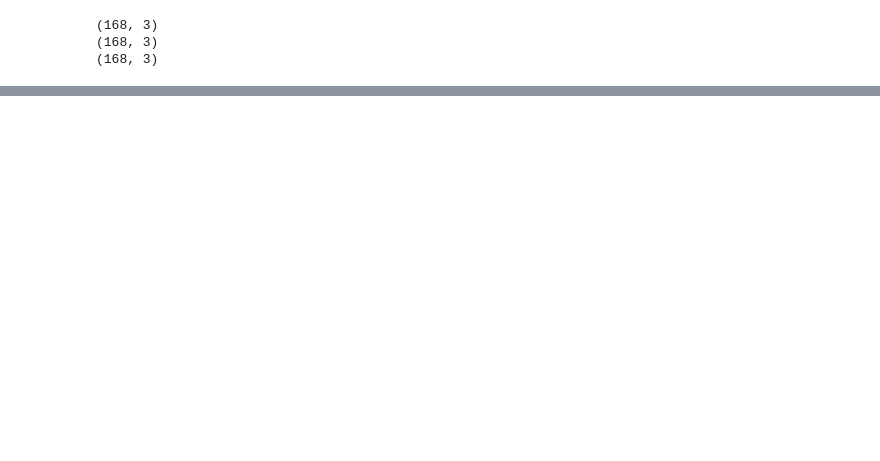
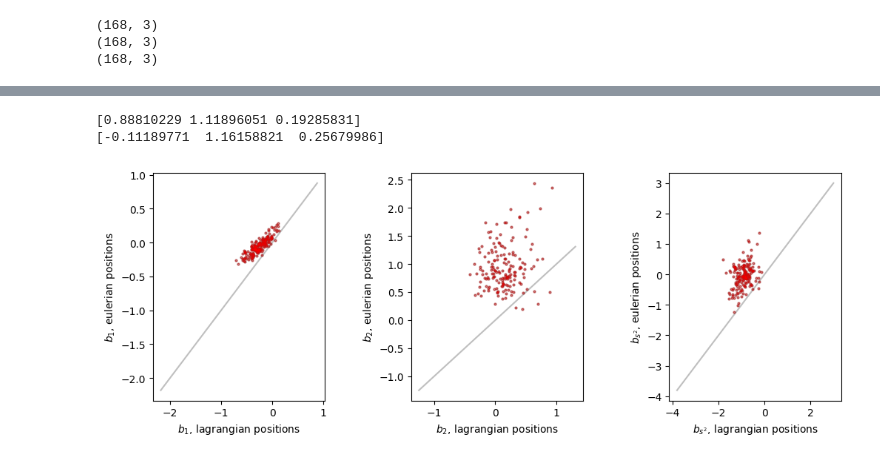
Before and after one commit to kstoreyf/biasexp-target-observable, a Jupyter notebook: notebooks/2024-04-19_prob_bias_results.ipynb, the cells around one changed output, grey strips where cells are left out. Drawn from its saved outputs; the diff is of its cells as text; code cells hidden in the pictures; blank space fills up the shorter version.

```diff
--- a/notebooks/2024-04-19_prob_bias_results.ipynb
+++ b/notebooks/2024-04-19_prob_bias_results.ipynb
@@ -137,0 +299,51 @@ for bb, bp_name in enumerate(bias_param_names):
+# %%
+tag0, tag1 = ['', '_tracerqeul']
+idx_tag0, idx_tag1 = tags_pbpfit_compare.index(tag0), tags_pbpfit_compare.index(tag1)
+show_errorbars = False
+
+nrows, ncols = 1, 3
+fig, axarr = plt.subplots(nrows, ncols, figsize=(4*ncols, 4*nrows))#, sharex=True)
+plt.subplots_adjust(hspace=0.1, wspace=0.5)
+
+pbp_arr_tag0 = pbp_arrs_compare[idx_tag0]
+pbp_arr_tag1 = pbp_arrs_compare[idx_tag1]
+if 'eul' in tag0:
+    pbp_arr_tag0 = bE_to_bL(pbp_arr_tag0, bias_param_names)
+if 'eul' in tag1:
+    pbp_arr_tag1 = bE_to_bL(pbp_arr_tag1, bias_param_names)
+
+for bb, bp_name in enumerate(bias_param_names):
+    xmin = min(np.min(bp_arr[:,bb]), np.min(pbp_arr[:,bb]))
+    xmax = max(np.max(bp_arr[:,bb]), np.max(pbp_arr[:,bb]))
+    xx = np.linspace(xmin, xmax)
+    axarr[bb].plot(xx, xx, color='grey', alpha=0.5)
+
+    #axarr[bb].scatter(bp_arr[:,bb], pbp_arr[:,bb], marker='o', s=4, color='k')
+    bval0, bval1 = pbp_arr_tag0[:,bb], pbp_arr_tag1[:,bb]
+    # if 'eul' in tag0:
+    #     # b_E = 1 + b_L
+    #     bval0 -= 1
+    # if 'eul' in tag1:
+    #     bval1 -= 1
+
+    axarr[bb].errorbar(bval0, bval1,
+                       #yerr=pbp_cov_arrs_compare[idx_tag1][:,bb],
+                       yerr=None,
+                       marker='o', markersize=2, color='k', ls='None', alpha=0.3)
+    axarr[bb].errorbar(bval0, bval1,
+                       #xerr=pbp_cov_arrs_compare[idx_tag0][:,bb],
+                       xerr=None,
+                       marker='o', markersize=2, color='red', ls='None', alpha=0.3)
+    axarr[bb].set_xlabel(f'{bias_param_labels[bp_name]}, lagrangian positions')
+    axarr[bb].set_ylabel(f'{bias_param_labels[bp_name]}, eulerian positions')
+
+    #axarr[bb].set_xlim(bounds_dict[bp_name])
+    #axarr[bb].set_ylim(bounds_dict[bp_name])
+
+# axarr[0].set_ylim(-1.5, 1.5)
+# axarr[1].set_ylim(-4, 4)
+# axarr[2].set_ylim(-10, 20)
+# %% [output]
+[0.88810229 1.11896051 0.19285831]
+[-0.11189771  1.16158821  0.25679986]
+[figure, added]
```
Also changed, not shown: parts of 34 cells of this notebook, 3 other files.
